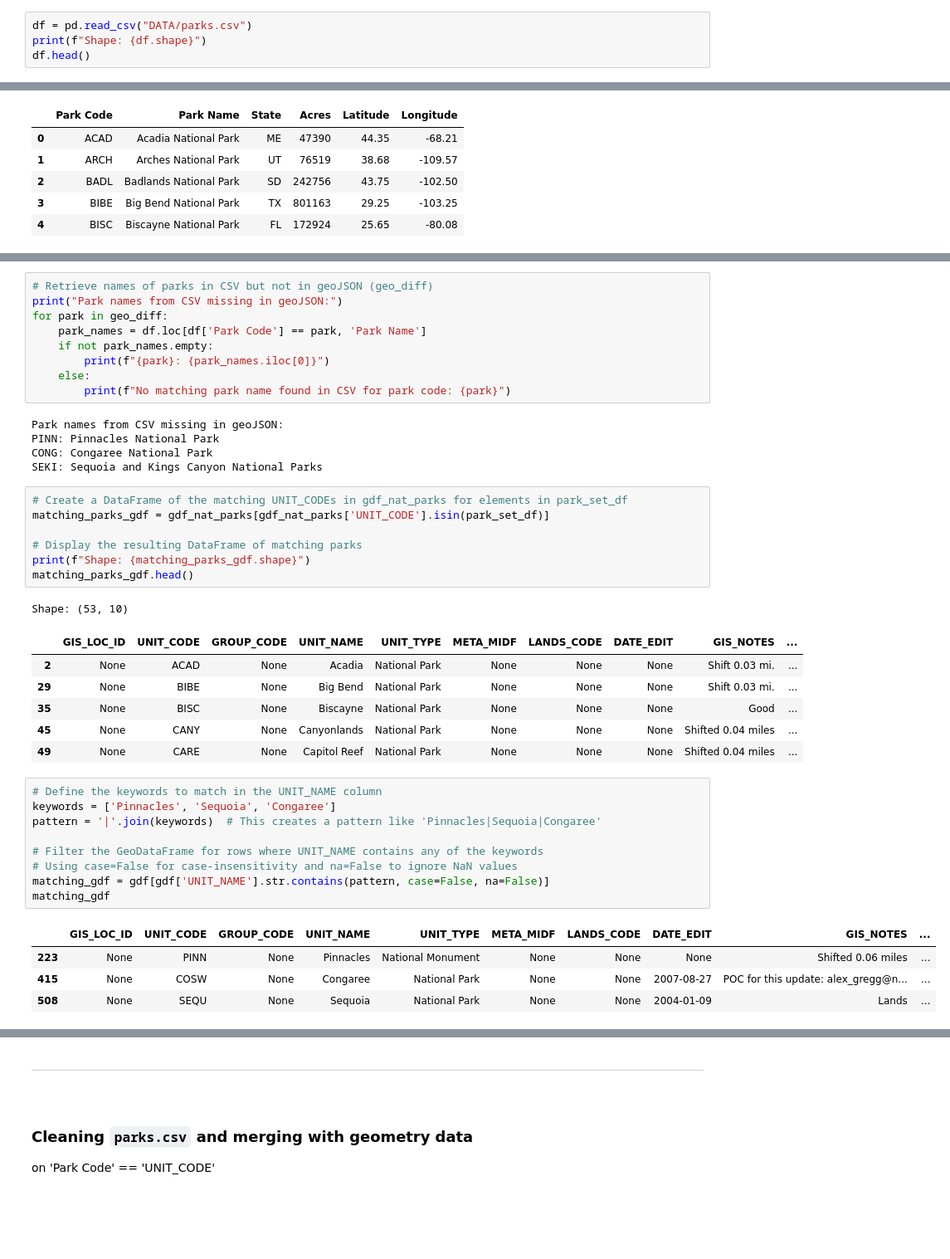
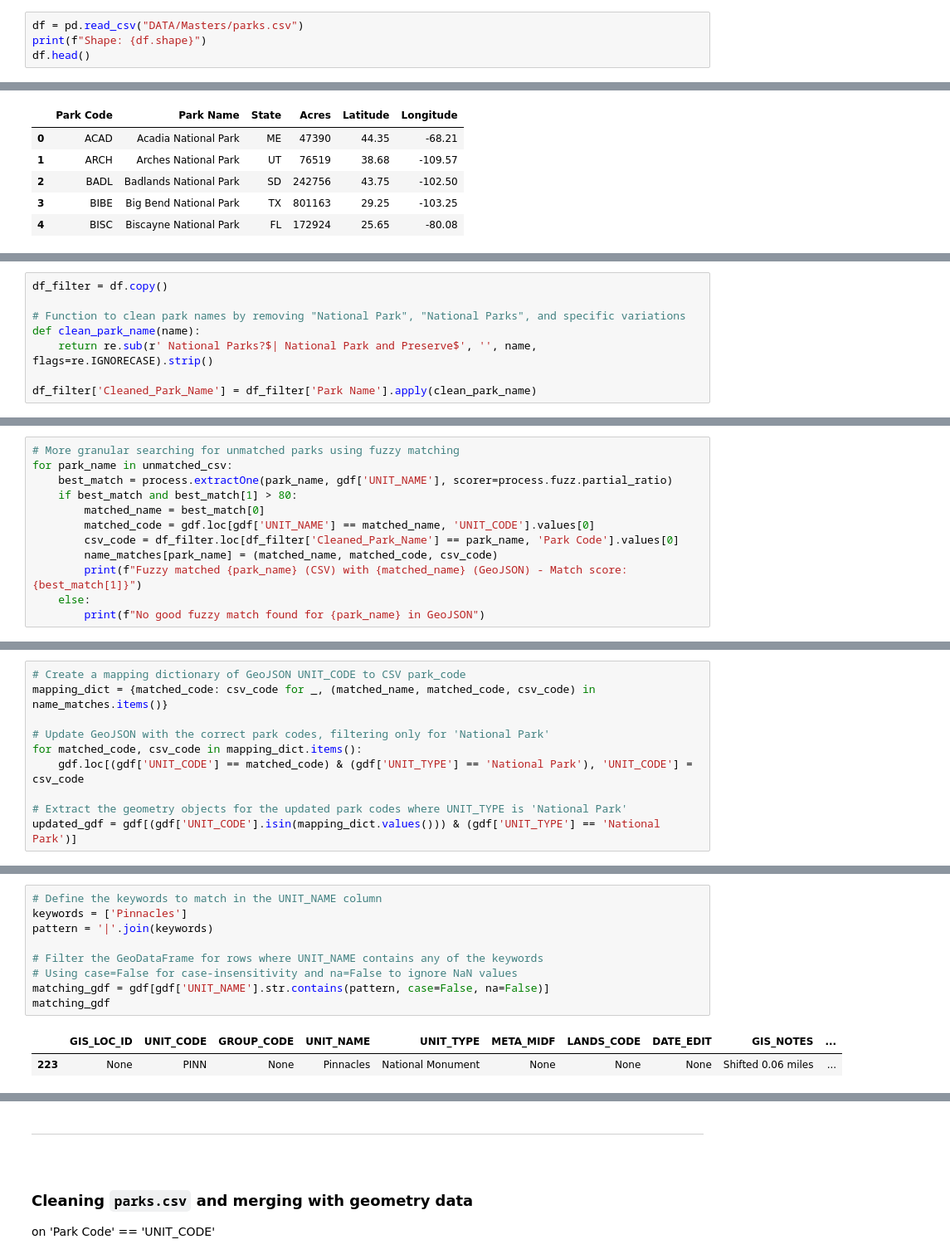
Before and after one commit to pineapple-bois/USNationalParks, a Jupyter notebook: Parks.ipynb, the cells around one changed output, grey strips where cells are left out. Shown at 83% size. Saved outputs shown, nothing was run; the diff lists cells and outputs as text; blank space fills up the shorter version.

```diff
--- a/Parks.ipynb
+++ b/Parks.ipynb
@@ -10,7 +13,7 @@ import contextily as ctx
 &nbsp;
 ### Extracting the geometric elements from `nps_boundary.geojson`
 # %%
-df = pd.read_csv("DATA/parks.csv")
+df = pd.read_csv("DATA/Masters/parks.csv")
 print(f"Shape: {df.shape}")
 df.head()
 # %% [output]
@@ -45,0 +43,8 @@ Shape: (58, 10)
+# %%
+df_filter = df.copy()
+
+# Function to clean park names by removing "National Park", "National Parks", and specific variations
+def clean_park_name(name):
+    return re.sub(r' National Parks?$| National Park and Preserve$', '', name, flags=re.IGNORECASE).strip()
+
+df_filter['Cleaned_Park_Name'] = df_filter['Park Name'].apply(clean_park_name)
@@ -45,0 +79,12 @@ Shape: (58, 10)
+# %%
+# More granular searching for unmatched parks using fuzzy matching
+for park_name in unmatched_csv:
+    best_match = process.extractOne(park_name, gdf['UNIT_NAME'], scorer=process.fuzz.partial_ratio)
+    if best_match and best_match[1] > 80:
+        matched_name = best_match[0]
+        matched_code = gdf.loc[gdf['UNIT_NAME'] == matched_name, 'UNIT_CODE'].values[0]
+        csv_code = df_filter.loc[df_filter['Cleaned_Park_Name'] == park_name, 'Park Code'].values[0]
+        name_matches[park_name] = (matched_name, matched_code, csv_code)
+        print(f"Fuzzy matched {park_name} (CSV) with {matched_name} (GeoJSON) - Match score: {best_match[1]}")
+    else:
+        print(f"No good fuzzy match found for {park_name} in GeoJSON")
@@ -45,0 +95,10 @@ Shape: (58, 10)
+# %%
+# Create a mapping dictionary of GeoJSON UNIT_CODE to CSV park_code
+mapping_dict = {matched_code: csv_code for _, (matched_name, matched_code, csv_code) in name_matches.items()}
+
+# Update GeoJSON with the correct park codes, filtering only for 'National Park'
+for matched_code, csv_code in mapping_dict.items():
+    gdf.loc[(gdf['UNIT_CODE'] == matched_code) & (gdf['UNIT_TYPE'] == 'National Park'), 'UNIT_CODE'] = csv_code
+
+# Extract the geometry objects for the updated park codes where UNIT_TYPE is 'National Park'
+updated_gdf = gdf[(gdf['UNIT_CODE'].isin(mapping_dict.values())) & (gdf['UNIT_TYPE'] == 'National Park')]
@@ -58,43 +143,12 @@ Not in Parks.csv: {'VIIS', 'COSW', 'NPSA', 'SEQU', 'KICA'}
-# %%
-# Retrieve names of parks in CSV but not in geoJSON (geo_diff)
-print("Park names from CSV missing in geoJSON:")
-for park in geo_diff:
-    park_names = df.loc[df['Park Code'] == park, 'Park Name']
-    if not park_names.empty:
-        print(f"{park}: {park_names.iloc[0]}")
-    else:
-        print(f"No matching park name found in CSV for park code: {park}")
-# %% [output]
-Park names from CSV missing in geoJSON:
-PINN: Pinnacles National Park
-CONG: Congaree National Park
-SEKI: Sequoia and Kings Canyon National Parks
-# %%
-# Create a DataFrame of the matching UNIT_CODEs in gdf_nat_parks for elements in park_set_df
-matching_parks_gdf = gdf_nat_parks[gdf_nat_parks['UNIT_CODE'].isin(park_set_df)]
-
-# Display the resulting DataFrame of matching parks
-print(f"Shape: {matching_parks_gdf.shape}")
-matching_parks_gdf.head()
-# %% [output]
-Shape: (53, 10)
-|  | GIS_LOC_ID | UNIT_CODE | GROUP_CODE | UNIT_NAME | UNIT_TYPE | META_MIDF | LANDS_CODE | DATE_EDIT | GIS_NOTES | ... |
-| 2 | None | ACAD | None | Acadia | National Park | None | None | None | Shift 0.03 mi. | ... |
-| 29 | None | BIBE | None | Big Bend | National Park | None | None | None | Shift 0.03 mi. | ... |
-| 35 | None | BISC | None | Biscayne | National Park | None | None | None | Good | ... |
-| 45 | None | CANY | None | Canyonlands | National Park | None | None | None | Shifted 0.04 miles | ... |
-| 49 | None | CARE | None | Capitol Reef | National Park | None | None | None | Shifted 0.04 miles | ... |
 # %%
 # Define the keywords to match in the UNIT_NAME column
-keywords = ['Pinnacles', 'Sequoia', 'Congaree']
-pattern = '|'.join(keywords)  # This creates a pattern like 'Pinnacles|Sequoia|Congaree'
+keywords = ['Pinnacles']
+pattern = '|'.join(keywords)
 
 # Filter the GeoDataFrame for rows where UNIT_NAME contains any of the keywords
 # Using case=False for case-insensitivity and na=False to ignore NaN values
 matching_gdf = gdf[gdf['UNIT_NAME'].str.contains(pattern, case=False, na=False)]
 matching_gdf
 # %% [output]
 |  | GIS_LOC_ID | UNIT_CODE | GROUP_CODE | UNIT_NAME | UNIT_TYPE | META_MIDF | LANDS_CODE | DATE_EDIT | GIS_NOTES | ... |
 | 223 | None | PINN | None | Pinnacles | National Monument | None | None | None | Shifted 0.06 miles | ... |
-| 415 | None | COSW | None | Congaree | National Park | None | None | 2007-08-27 | POC for this update: alex_gregg@n... | ... |
-| 508 | None | SEQU | None | Sequoia | National Park | None | None | 2004-01-09 | Lands | ... |
```
Also changed, not shown: parts of 28 cells of this notebook, 3 other files.
